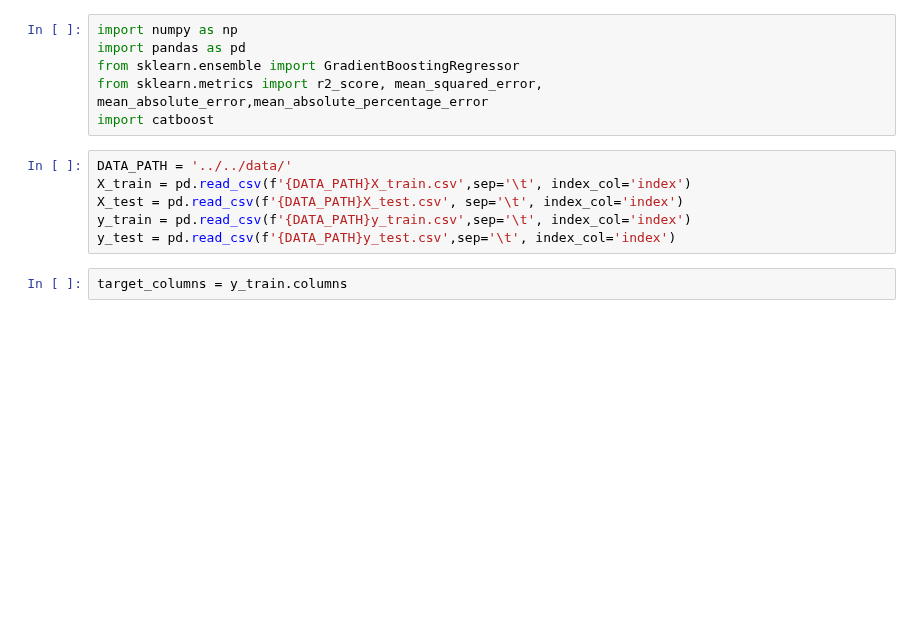
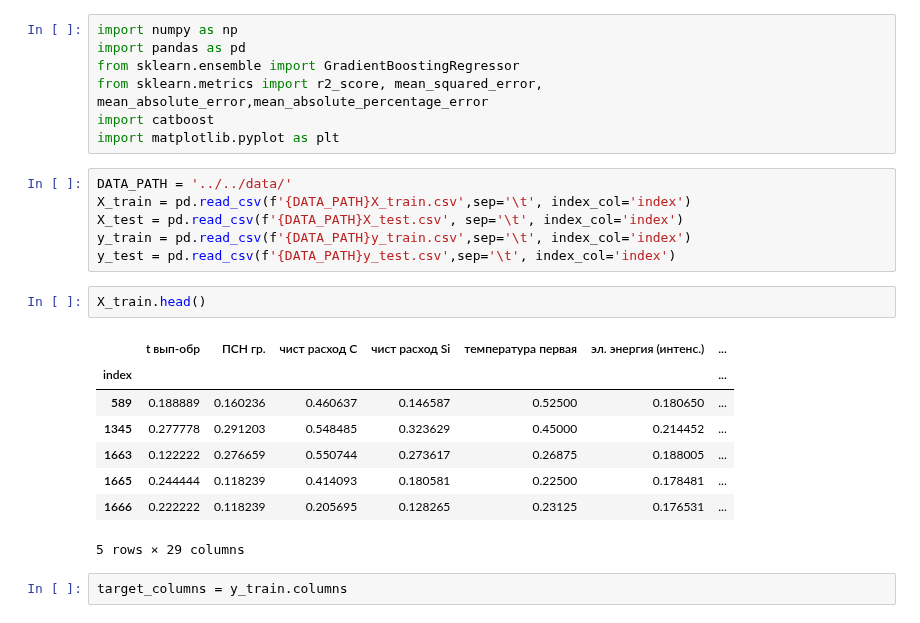
Before and after one commit to OnlyOneUseAcc/Evraz-SCC-prediction, a Jupyter notebook: src/qual/GBR.ipynb, the cells around one changed output. Saved outputs shown, nothing was run; the diff lists cells and outputs as text; blank space fills up the shorter version.

```diff
--- a/src/qual/GBR.ipynb
+++ b/src/qual/GBR.ipynb
@@ -4,11 +4,23 @@ import pandas as pd
 from sklearn.ensemble import GradientBoostingRegressor
 from sklearn.metrics import r2_score, mean_squared_error, mean_absolute_error,mean_absolute_percentage_error
 import catboost
+import matplotlib.pyplot as plt
 # %%
 DATA_PATH = '../../data/'
 X_train = pd.read_csv(f'{DATA_PATH}X_train.csv',sep='\t', index_col='index')
 X_test = pd.read_csv(f'{DATA_PATH}X_test.csv', sep='\t', index_col='index')
 y_train = pd.read_csv(f'{DATA_PATH}y_train.csv',sep='\t', index_col='index')
 y_test = pd.read_csv(f'{DATA_PATH}y_test.csv',sep='\t', index_col='index')
+# %%
+X_train.head()
+# %% [output]
+|  | t вып-обр | ПСН гр. | чист расход C | чист расход Si | температура первая | эл. энергия (интенс.) | ... |
+| index |  |  |  |  |  |  | ... |
+| 589 | 0.188889 | 0.160236 | 0.460637 | 0.146587 | 0.52500 | 0.180650 | ... |
+| 1345 | 0.277778 | 0.291203 | 0.548485 | 0.323629 | 0.45000 | 0.214452 | ... |
+| 1663 | 0.122222 | 0.276659 | 0.550744 | 0.273617 | 0.26875 | 0.188005 | ... |
+| 1665 | 0.244444 | 0.118239 | 0.414093 | 0.180581 | 0.22500 | 0.178481 | ... |
+| 1666 | 0.222222 | 0.118239 | 0.205695 | 0.128265 | 0.23125 | 0.176531 | ... |
+5 rows × 29 columns
 # %%
 target_columns = y_train.columns
```
Also changed, not shown: parts of 14 cells of this notebook, 6 other files.
